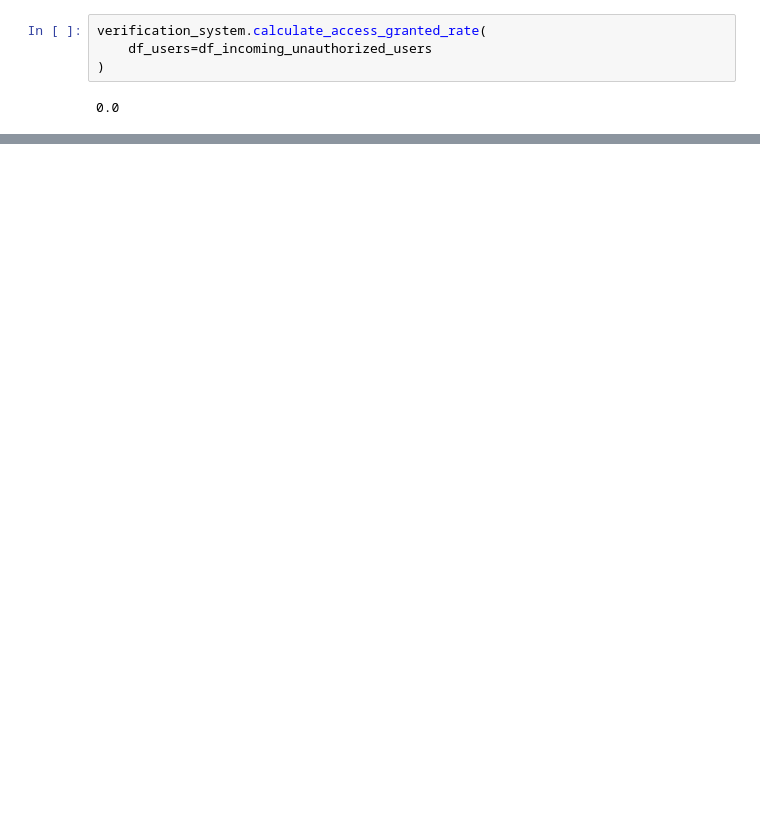
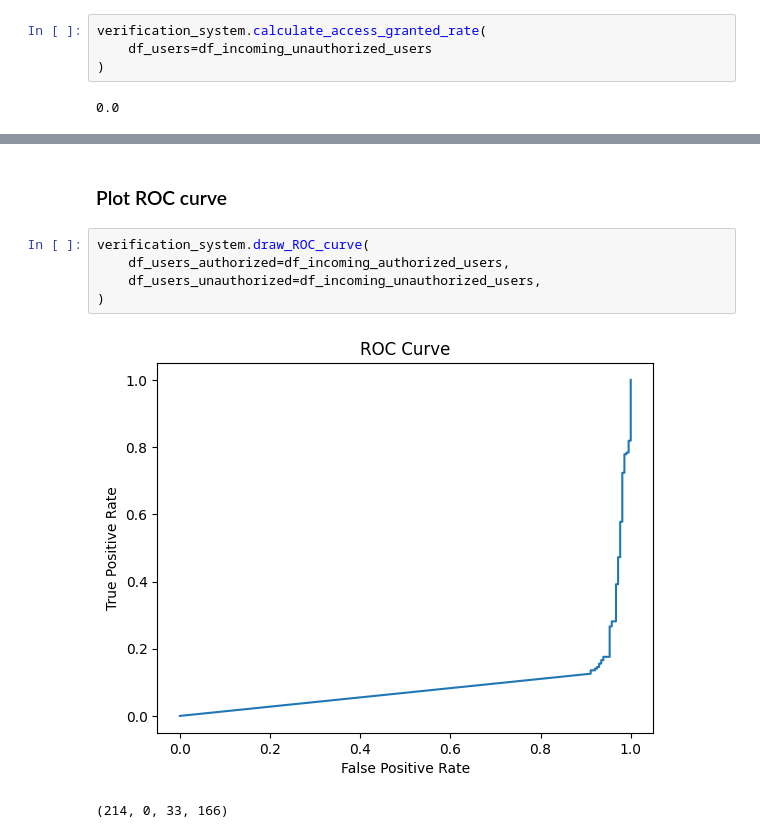
Before and after one commit to SzymonLeszkiewicz/biometrics, a Jupyter notebook: deepface_system.ipynb, the cells around one changed output, grey strips where cells are left out. Drawn from its saved outputs; the diff is of its cells as text; blank space fills up the shorter version.

```diff
--- a/deepface_system.ipynb
+++ b/deepface_system.ipynb
@@ -90,0 +106,10 @@ verification_system.calculate_access_granted_rate(
+# %% [markdown]
+### Plot ROC curve
+# %%
+verification_system.draw_ROC_curve(
+    df_users_authorized=df_incoming_authorized_users,
+    df_users_unauthorized=df_incoming_unauthorized_users,
+)
+# %% [output]
+[figure, added]
+(214, 0, 33, 166)
```
Also changed, not shown: parts of 9 cells of this notebook, 3 other files.
